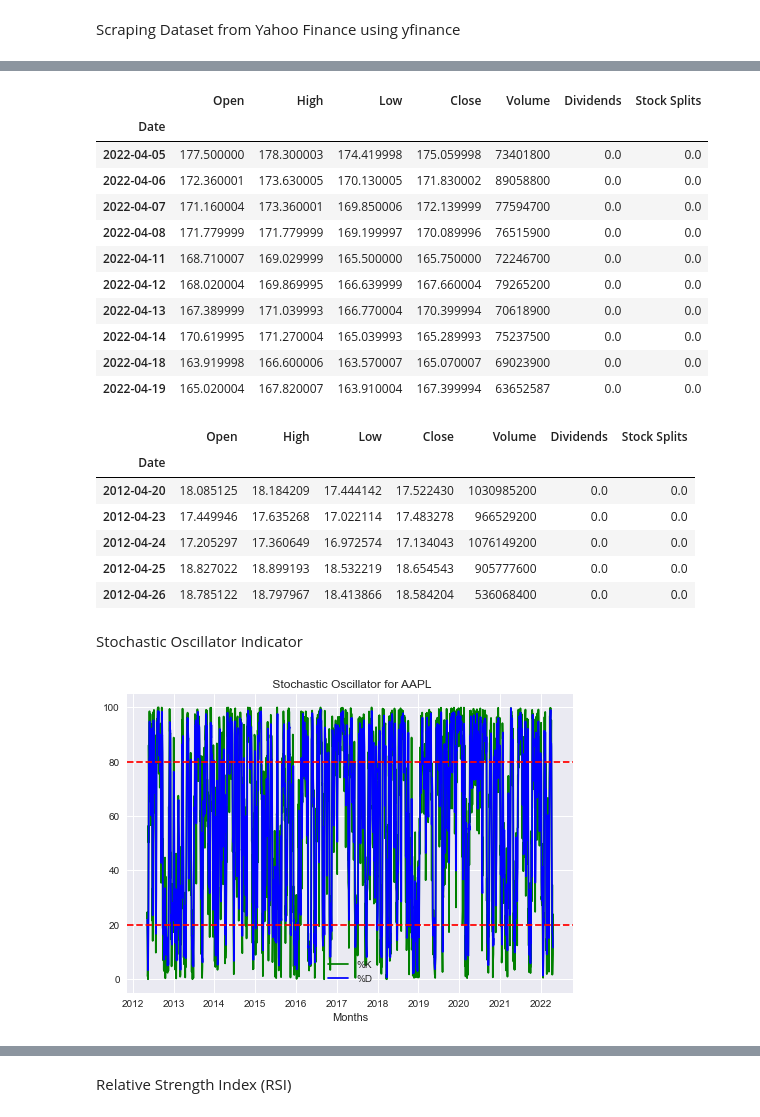
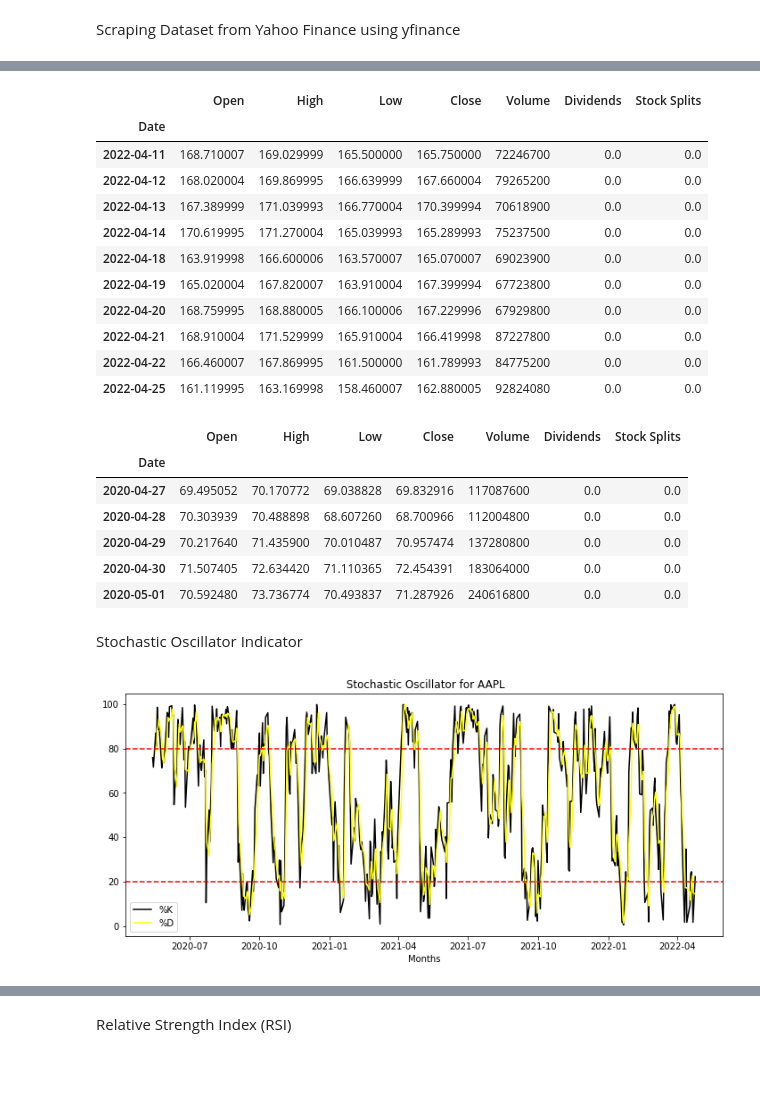
Before and after one commit to shrestha-rahul/Dissertation-Project, a Jupyter notebook: Machine Learning/Technical _Indicators.ipynb, the cells around one changed output, grey strips where cells are left out. Drawn from its saved outputs; the diff is of its cells as text; code cells hidden in the pictures; blank space fills up the shorter version.

```diff
--- a/Machine Learning/Technical _Indicators.ipynb
+++ b/Machine Learning/Technical _Indicators.ipynb
@@ -43,34 +43,34 @@ aapl.info
 # %%
 # Apple's Historical Stock Prices
 # Get historical market data
-aapl.dataset = aapl.history(period="10y")
+aapl.dataset = aapl.history(period="2y")
 
 #Tail Of Dataset
 aapl.dataset.tail(10)
 # %% [output]
 |  | Open | High | Low | Close | Volume | Dividends | Stock Splits |
 | Date |  |  |  |  |  |  |  |
-| 2022-04-05 | 177.500000 | 178.300003 | 174.419998 | 175.059998 | 73401800 | 0.0 | 0.0 |
-| 2022-04-06 | 172.360001 | 173.630005 | 170.130005 | 171.830002 | 89058800 | 0.0 | 0.0 |
-| 2022-04-07 | 171.160004 | 173.360001 | 169.850006 | 172.139999 | 77594700 | 0.0 | 0.0 |
-| 2022-04-08 | 171.779999 | 171.779999 | 169.199997 | 170.089996 | 76515900 | 0.0 | 0.0 |
 | 2022-04-11 | 168.710007 | 169.029999 | 165.500000 | 165.750000 | 72246700 | 0.0 | 0.0 |
 | 2022-04-12 | 168.020004 | 169.869995 | 166.639999 | 167.660004 | 79265200 | 0.0 | 0.0 |
 | 2022-04-13 | 167.389999 | 171.039993 | 166.770004 | 170.399994 | 70618900 | 0.0 | 0.0 |
 | 2022-04-14 | 170.619995 | 171.270004 | 165.039993 | 165.289993 | 75237500 | 0.0 | 0.0 |
 | 2022-04-18 | 163.919998 | 166.600006 | 163.570007 | 165.070007 | 69023900 | 0.0 | 0.0 |
-| 2022-04-19 | 165.020004 | 167.820007 | 163.910004 | 167.399994 | 63652587 | 0.0 | 0.0 |
+| 2022-04-19 | 165.020004 | 167.820007 | 163.910004 | 167.399994 | 67723800 | 0.0 | 0.0 |
+| 2022-04-20 | 168.759995 | 168.880005 | 166.100006 | 167.229996 | 67929800 | 0.0 | 0.0 |
+| 2022-04-21 | 168.910004 | 171.529999 | 165.910004 | 166.419998 | 87227800 | 0.0 | 0.0 |
+| 2022-04-22 | 166.460007 | 167.869995 | 161.500000 | 161.789993 | 84775200 | 0.0 | 0.0 |
+| 2022-04-25 | 161.119995 | 163.169998 | 158.460007 | 162.880005 | 92824080 | 0.0 | 0.0 |
 # %%
 #Head of Dataset
 aapl.dataset.head(5)
 # %% [output]
 |  | Open | High | Low | Close | Volume | Dividends | Stock Splits |
 | Date |  |  |  |  |  |  |  |
-| 2012-04-20 | 18.085125 | 18.184209 | 17.444142 | 17.522430 | 1030985200 | 0.0 | 0.0 |
-| 2012-04-23 | 17.449946 | 17.635268 | 17.022114 | 17.483278 | 966529200 | 0.0 | 0.0 |
-| 2012-04-24 | 17.205297 | 17.360649 | 16.972574 | 17.134043 | 1076149200 | 0.0 | 0.0 |
-| 2012-04-25 | 18.827022 | 18.899193 | 18.532219 | 18.654543 | 905777600 | 0.0 | 0.0 |
-| 2012-04-26 | 18.785122 | 18.797967 | 18.413866 | 18.584204 | 536068400 | 0.0 | 0.0 |
+| 2020-04-27 | 69.495052 | 70.170772 | 69.038828 | 69.832916 | 117087600 | 0.0 | 0.0 |
+| 2020-04-28 | 70.303939 | 70.488898 | 68.607260 | 68.700966 | 112004800 | 0.0 | 0.0 |
+| 2020-04-29 | 70.217640 | 71.435900 | 70.010487 | 70.957474 | 137280800 | 0.0 | 0.0 |
+| 2020-04-30 | 71.507405 | 72.634420 | 71.110365 | 72.454391 | 183064000 | 0.0 | 0.0 |
+| 2020-05-01 | 70.592480 | 73.736774 | 70.493837 | 71.287926 | 240616800 | 0.0 | 0.0 |
 # %% [markdown]
 Stochastic Oscillator Indicator
 # %%
@@ -81,16 +81,17 @@ aapl.dataset['%K'] = (aapl.dataset['Close'] - aapl.dataset['14-low'])*100/(aapl.
 aapl.dataset['%D'] = aapl.dataset['%K'].rolling(3).mean()
 # %%
 #Plotting SO Graph
+plt.figure(figsize=(12, 5))
 plt.title(' Stochastic Oscillator for AAPL')
 plt.xlabel('Months')
-plt.plot(aapl.dataset['%K'], label='%K', c='g')
-plt.plot(aapl.dataset['%D'], label='%D',  c='b')
+plt.plot(aapl.dataset['%K'], label='%K', c='black')
+plt.plot(aapl.dataset['%D'], label='%D',  c='yellow')
 plt.axhline(20, linestyle='--', color="r")
 plt.axhline(80, linestyle="--", color="r")
 plt.legend()
 plt.show()
 # %% [output]
-[figure, old version]
+[figure, new version]
 # %%
 # Adding Buy/Sell Signals from Sotchastic Oscillator Indicator
 def categorise_so(row):
```
Also changed, not shown: parts of 22 cells of this notebook, 14 other files.
